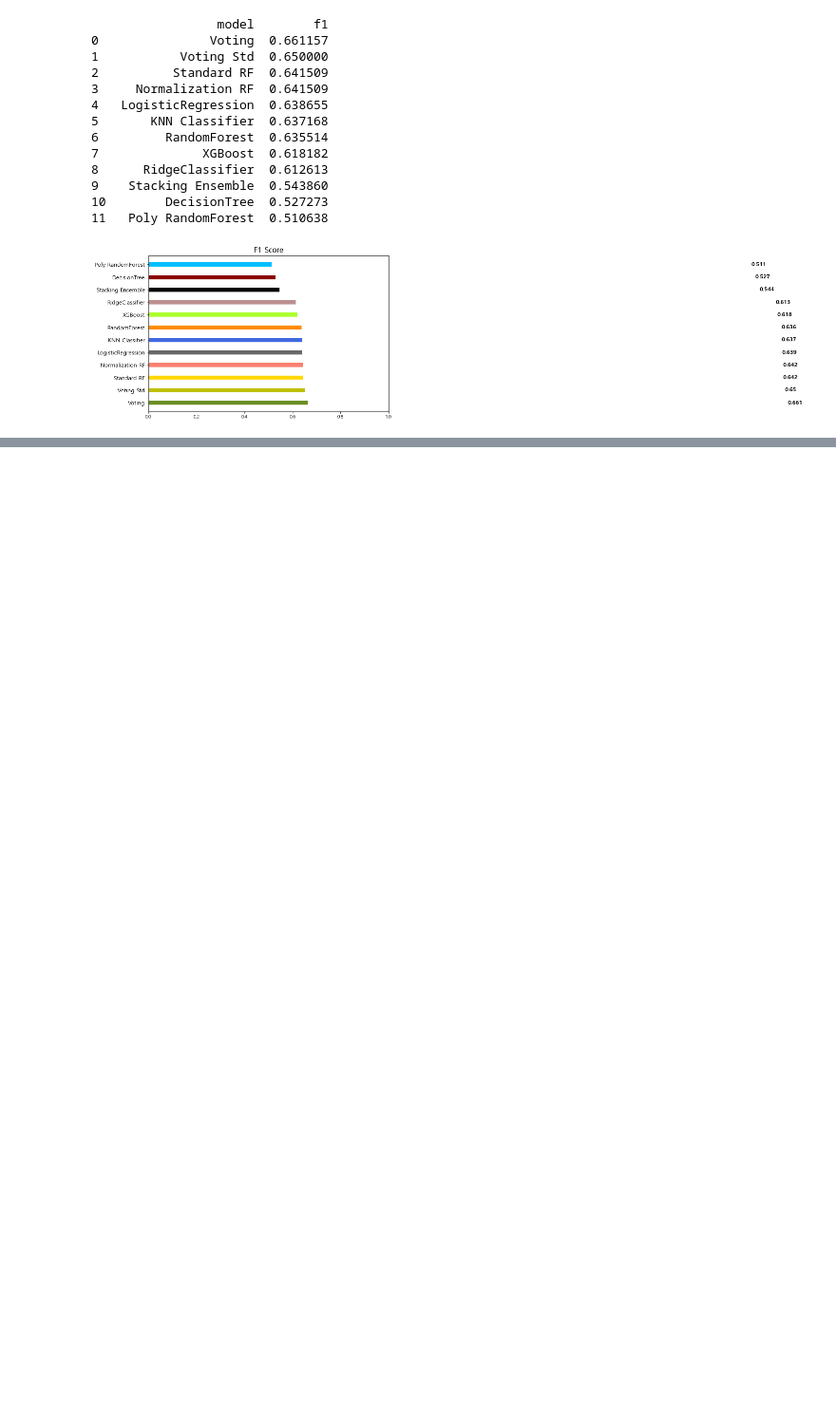
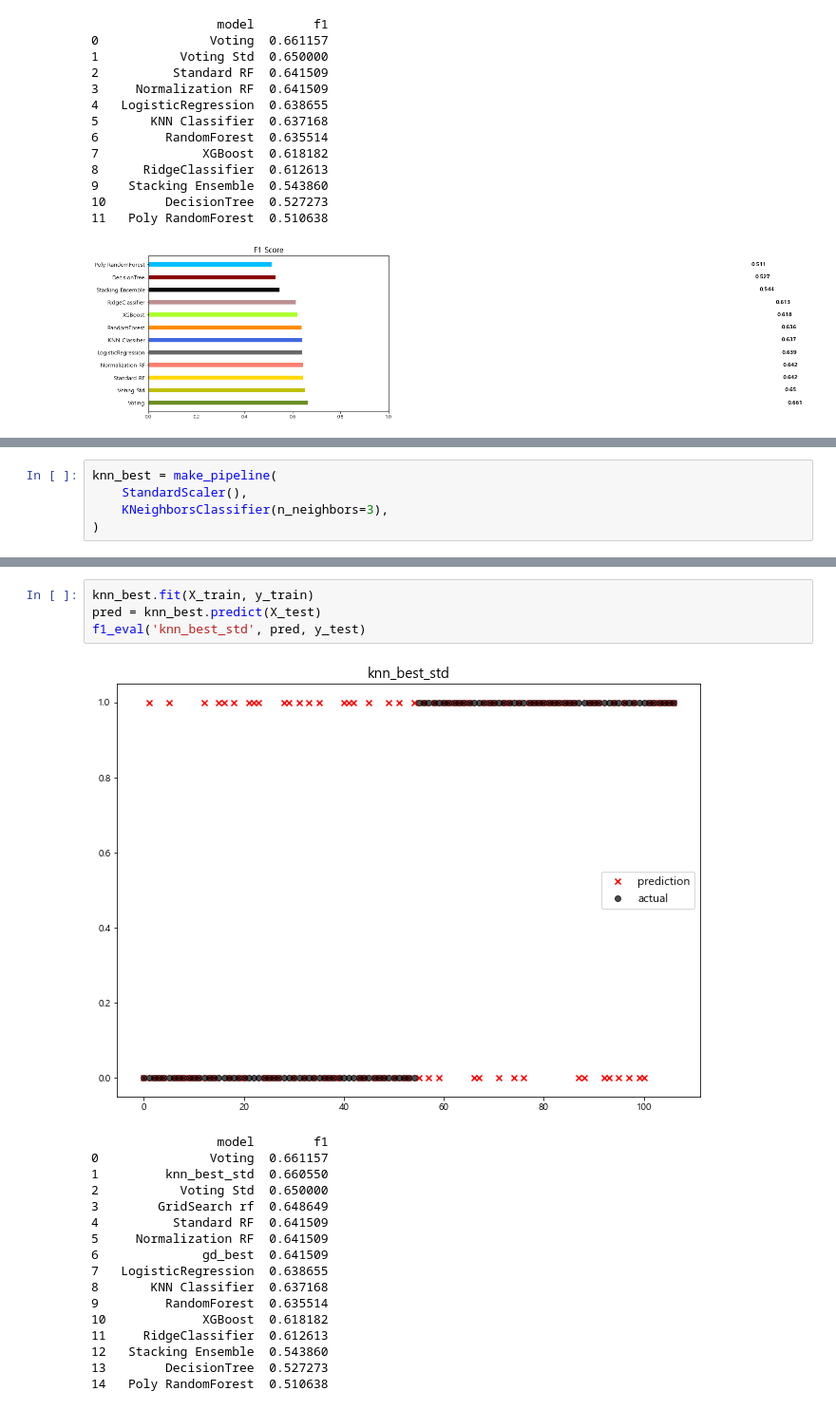
Before and after one commit to KB-IT-s-your-life/02_-, a Jupyter notebook: 02_ML_Project.ipynb, the cells around one changed output, grey strips where cells are left out. Shown at 95% size. Cells and saved outputs as stored; diff of their text form; blank space fills up the shorter version.

```diff
--- a/02_ML_Project.ipynb
+++ b/02_ML_Project.ipynb
@@ -1426,0 +1585,5 @@ f1_eval('Stacking Ensemble', stack_pred, y_test)
+# %%
+knn_best = make_pipeline(
+    StandardScaler(),
+    KNeighborsClassifier(n_neighbors=3),
+)
@@ -1426,0 +1630,22 @@ f1_eval('Stacking Ensemble', stack_pred, y_test)
+# %%
+knn_best.fit(X_train, y_train)
+pred = knn_best.predict(X_test)
+f1_eval('knn_best_std', pred, y_test)
+# %% [output]
+[figure, added]
+                 model        f1
+0               Voting  0.661157
+1         knn_best_std  0.660550
+2           Voting Std  0.650000
+3        GridSearch rf  0.648649
+4          Standard RF  0.641509
+5     Normalization RF  0.641509
+6              gd_best  0.641509
+7   LogisticRegression  0.638655
+8       KNN Classifier  0.637168
+9         RandomForest  0.635514
+10             XGBoost  0.618182
+11     RidgeClassifier  0.612613
+12   Stacking Ensemble  0.543860
+13        DecisionTree  0.527273
+14   Poly RandomForest  0.510638
```
Also changed, not shown: parts of 34 cells of this notebook.
